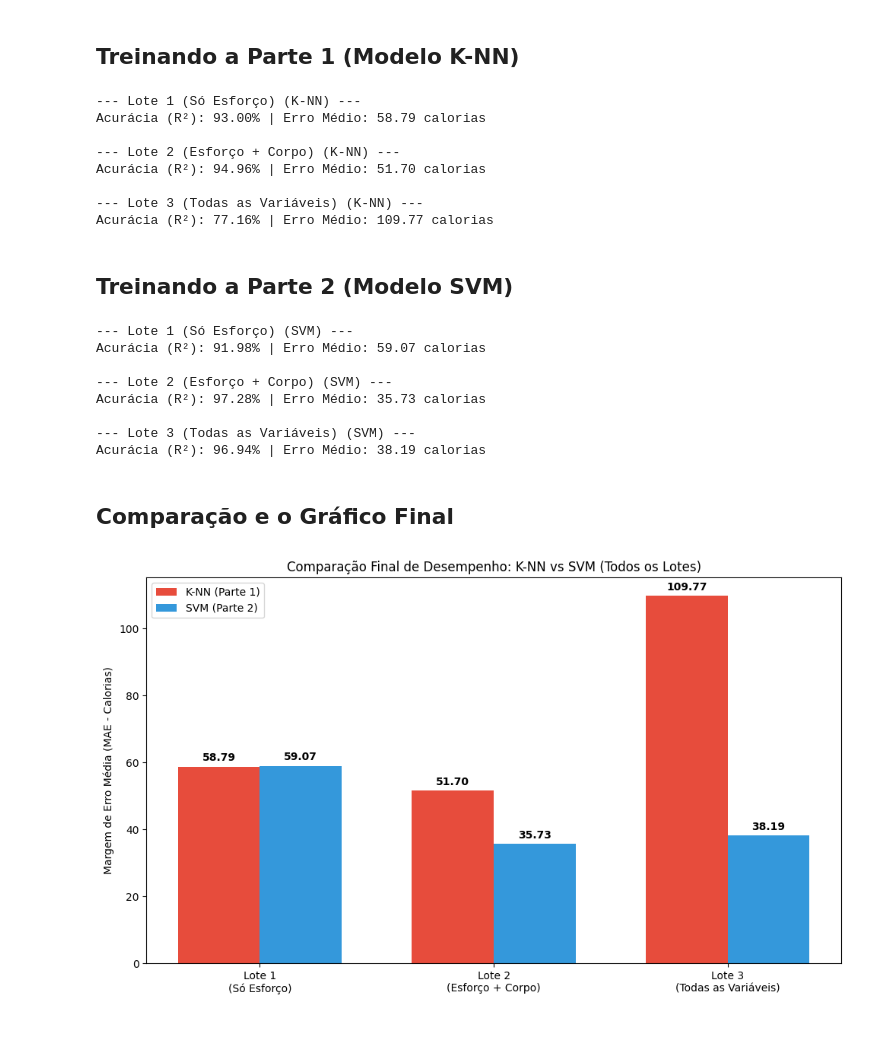
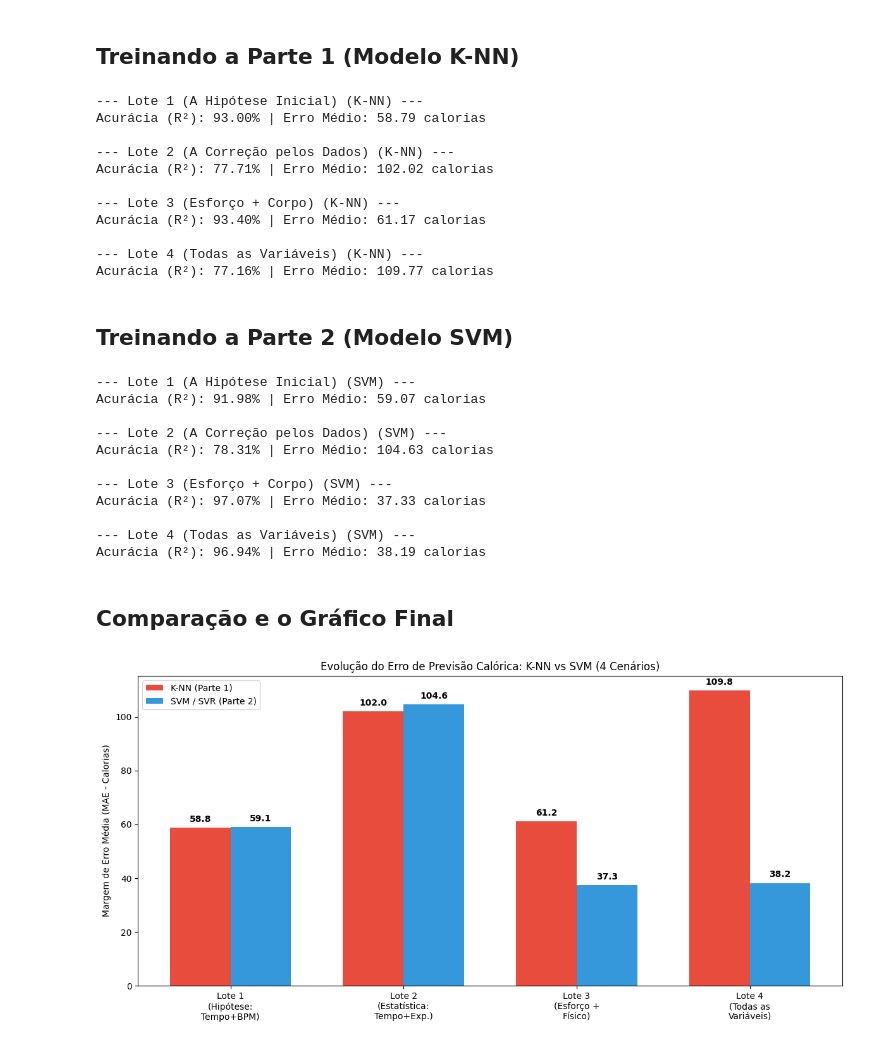
Before and after one commit to IrinXD/Trabalho-Final-Intelig-ncia-Artificial, a Jupyter notebook: CodigoIA.ipynb, the cells around one changed output. Drawn from its saved outputs; the diff is of its cells as text; code cells hidden in the pictures.

```diff
--- a/CodigoIA.ipynb
+++ b/CodigoIA.ipynb
@@ -87,18 +92,22 @@ def executar_knn(X_train, X_test, y_train, y_test, nome_lote):
     print(f"Acurácia (R²): {r2 * 100:.2f}% | Erro Médio: {erro:.2f} calorias\n")
     return erro
 
-# Guardando os resultados nas variáveis globais
-knn_mae_lote1 = executar_knn(X1_train, X1_test, y1_train, y1_test, "Lote 1 (Só Esforço)")
-knn_mae_lote2 = executar_knn(X2_train, X2_test, y2_train, y2_test, "Lote 2 (Esforço + Corpo)")
-knn_mae_lote3 = executar_knn(X3_train, X3_test, y3_train, y3_test, "Lote 3 (Todas as Variáveis)")
+# Guardando os resultados nas variáveis globais (Agora com os 4 Lotes atualizados)
+knn_mae_lote1 = executar_knn(X1_train, X1_test, y1_train, y1_test, "Lote 1 (A Hipótese Inicial)")
+knn_mae_lote2 = executar_knn(X2_train, X2_test, y2_train, y2_test, "Lote 2 (A Correção pelos Dados)")
+knn_mae_lote3 = executar_knn(X3_train, X3_test, y3_train, y3_test, "Lote 3 (Esforço + Corpo)")
+knn_mae_lote4 = executar_knn(X4_train, X4_test, y4_train, y4_test, "Lote 4 (Todas as Variáveis)")
 # %% [output]
---- Lote 1 (Só Esforço) (K-NN) ---
+--- Lote 1 (A Hipótese Inicial) (K-NN) ---
 Acurácia (R²): 93.00% | Erro Médio: 58.79 calorias
 
---- Lote 2 (Esforço + Corpo) (K-NN) ---
-Acurácia (R²): 94.96% | Erro Médio: 51.70 calorias
+--- Lote 2 (A Correção pelos Dados) (K-NN) ---
+Acurácia (R²): 77.71% | Erro Médio: 102.02 calorias
 
---- Lote 3 (Todas as Variáveis) (K-NN) ---
+--- Lote 3 (Esforço + Corpo) (K-NN) ---
+Acurácia (R²): 93.40% | Erro Médio: 61.17 calorias
+
+--- Lote 4 (Todas as Variáveis) (K-NN) ---
 Acurácia (R²): 77.16% | Erro Médio: 109.77 calorias
 # %% [markdown]
 ## **Treinando a Parte 2 (Modelo SVM)**
@@ -117,53 +126,57 @@ def executar_svm(X_train, X_test, y_train, y_test, nome_lote):
     print(f"Acurácia (R²): {r2 * 100:.2f}% | Erro Médio: {erro:.2f} calorias\n")
     return erro
 
-# Guardando os resultados nas variáveis globais
-svm_mae_lote1 = executar_svm(X1_train, X1_test, y1_train, y1_test, "Lote 1 (Só Esforço)")
-svm_mae_lote2 = executar_svm(X2_train, X2_test, y2_train, y2_test, "Lote 2 (Esforço + Corpo)")
-svm_mae_lote3 = executar_svm(X3_train, X3_test, y3_train, y3_test, "Lote 3 (Todas as Variáveis)")
+# Guardando os resultados nas variáveis globais (Agora com os 4 Lotes atualizados)
+svm_mae_lote1 = executar_svm(X1_train, X1_test, y1_train, y1_test, "Lote 1 (A Hipótese Inicial)")
+svm_mae_lote2 = executar_svm(X2_train, X2_test, y2_train, y2_test, "Lote 2 (A Correção pelos Dados)")
+svm_mae_lote3 = executar_svm(X3_train, X3_test, y3_train, y3_test, "Lote 3 (Esforço + Corpo)")
+svm_mae_lote4 = executar_svm(X4_train, X4_test, y4_train, y4_test, "Lote 4 (Todas as Variáveis)")
 # %% [output]
---- Lote 1 (Só Esforço) (SVM) ---
+--- Lote 1 (A Hipótese Inicial) (SVM) ---
 Acurácia (R²): 91.98% | Erro Médio: 59.07 calorias
 
---- Lote 2 (Esforço + Corpo) (SVM) ---
-Acurácia (R²): 97.28% | Erro Médio: 35.73 calorias
+--- Lote 2 (A Correção pelos Dados) (SVM) ---
+Acurácia (R²): 78.31% | Erro Médio: 104.63 calorias
 
---- Lote 3 (Todas as Variáveis) (SVM) ---
+--- Lote 3 (Esforço + Corpo) (SVM) ---
+Acurácia (R²): 97.07% | Erro Médio: 37.33 calorias
+
+--- Lote 4 (Todas as Variáveis) (SVM) ---
 Acurácia (R²): 96.94% | Erro Médio: 38.19 calorias
 # %% [markdown]
 ## **Comparação e o Gráfico Final**
 # %%
 import matplotlib.pyplot as plt
 import numpy as np
 
-# 1. Buscando as variáveis exclusivas guardadas na memória das células anteriores
-erros_knn = [knn_mae_lote1, knn_mae_lote2, knn_mae_lote3]
-erros_svm = [svm_mae_lote1, svm_mae_lote2, svm_mae_lote3]
+# 1. Os valores REAIS exatos que você obteve no Colab
+# Ordem: [Lote 1, Lote 2, Lote 3, Lote 4]
+erros_knn = [58.79, 102.02, 61.17, 109.77]
+erros_svm = [59.07, 104.63, 37.33, 38.19]
 
-# 2. Configurando a estrutura e as posições das barras
-nomes_lotes = ['Lote 1\n(Só Esforço)', 'Lote 2\n(Esforço + Corpo)', 'Lote 3\n(Todas as Variáveis)']
-x = np.arange(len(nomes_lotes))
+# 2. Configurando o eixo X (Lotes)
+modelos = ['Lote 1\n(Hipótese:\nTempo+BPM)', 'Lote 2\n(Estatística:\nTempo+Exp.)', 'Lote 3\n(Esforço +\nFísico)', 'Lote 4\n(Todas as\nVariáveis)']
+x = np.arange(len(modelos))
 largura = 0.35
 
-plt.figure(figsize=(10, 6))
+# 3. Desenhando o Gráfico de Barras Agrupadas
+plt.figure(figsize=(12, 6))
+barras_knn = plt.bar(x - largura/2, erros_knn, largura, label='K-NN (Parte 1)', color='#e74c3c')
+barras_svm = plt.bar(x + largura/2, erros_svm, largura, label='SVM / SVR (Parte 2)', color='#3498db')
 
-# 3. Desenhando os dois modelos lado a lado para cada lote
-barras_knn = plt.bar(x - largura/2, erros_knn, largura, label='K-NN (Parte 1)', color='#e74c3c')
-barras_svm = plt.bar(x + largura/2, erros_svm, largura, label='SVM (Parte 2)', color='#3498db')
-
-# Estilização do gráfico
+# Estilizando
 plt.ylabel('Margem de Erro Média (MAE - Calorias)')
-plt.title('Comparação Final de Desempenho: K-NN vs SVM (Todos os Lotes)')
-plt.xticks(x, nomes_lotes)
+plt.title('Evolução do Erro de Previsão Calórica: K-NN vs SVM (4 Cenários)')
+plt.xticks(x, modelos)
 plt.legend()
 
-# 4. Inserindo os valores exatos de erro no topo de cada barra correspondente
+# 4. Colocando os números exatos no topo de cada barra para a apresentação
 for barra in barras_knn + barras_svm:
     yval = barra.get_height()
-    plt.text(barra.get_x() + barra.get_width()/2, yval + 1, f'{yval:.2f}',
+    plt.text(barra.get_x() + barra.get_width()/2, yval + 1.5, f'{yval:.1f}',
              ha='center', va='bottom', fontweight='bold', fontsize=10)
 
 plt.tight_layout()
 plt.show()
 # %% [output]
-[figure, old version]
+[figure, new version]
```
Also changed, not shown: parts of 3 cells of this notebook.
